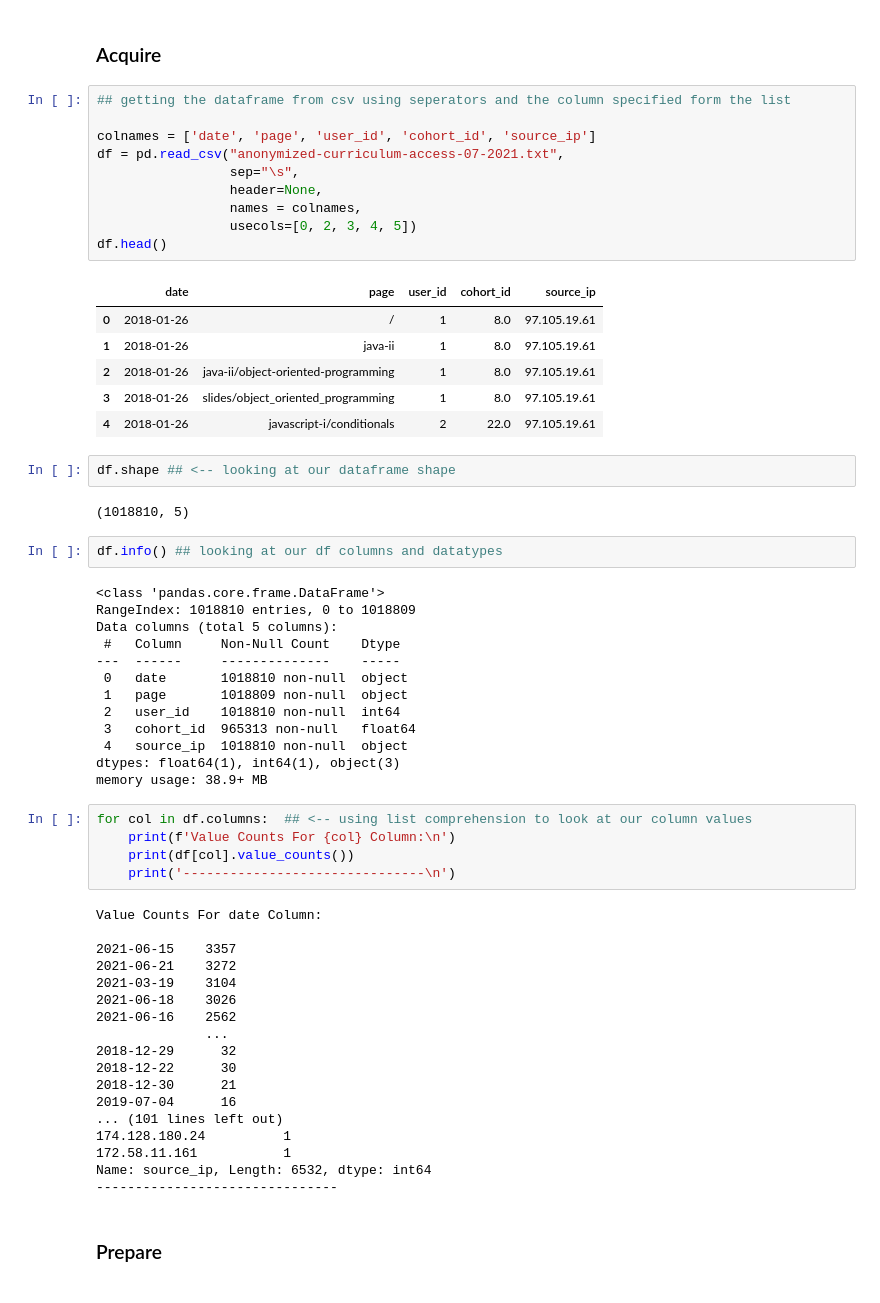
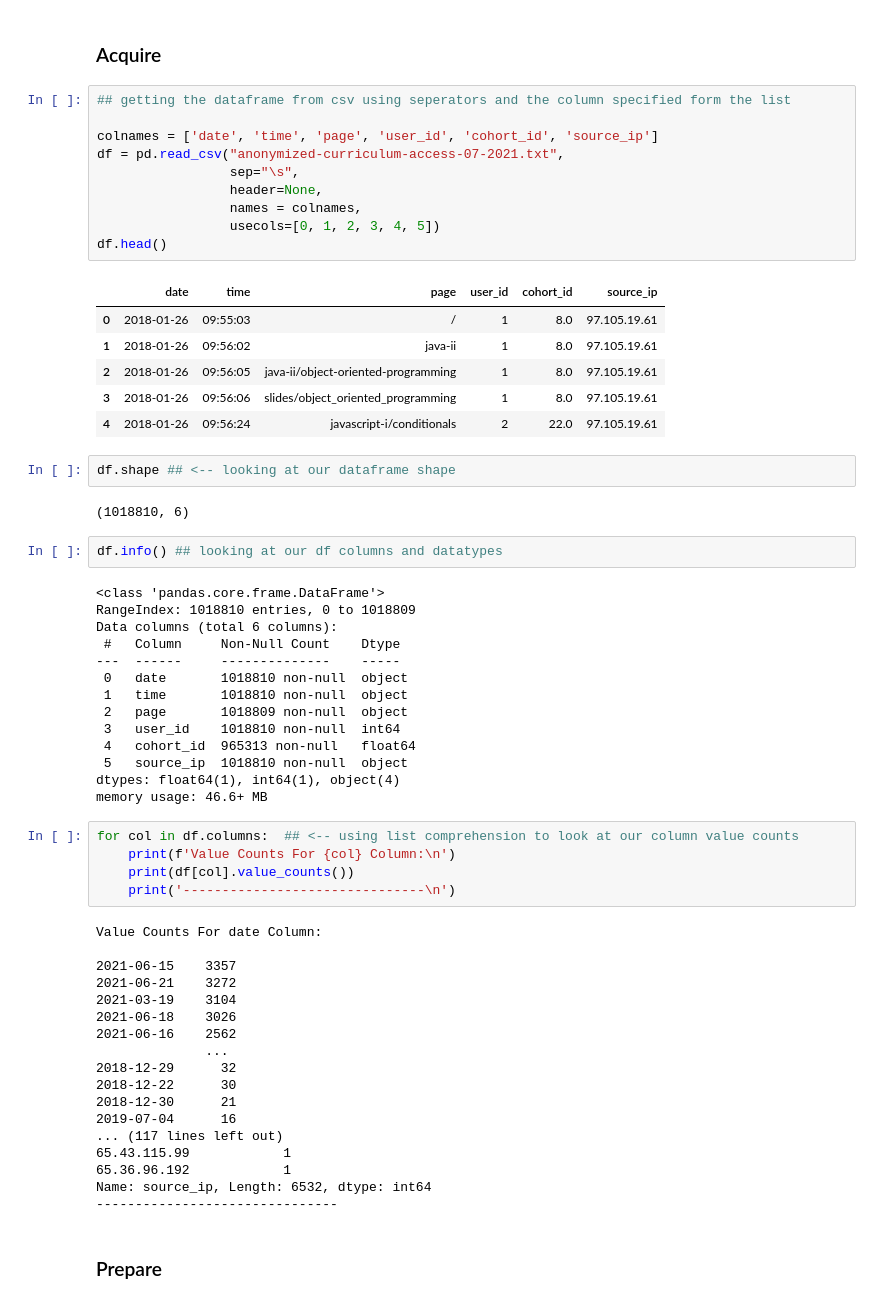
Before and after one commit to Griffin-McCrosky-Anomaly-Detection/Anomaly_Detection_Project, a Jupyter notebook: McCrosky_Rough_Notebook.ipynb, the cells around one changed output. Cells and saved outputs as stored; diff of their text form.

```diff
--- a/McCrosky_Rough_Notebook.ipynb
+++ b/McCrosky_Rough_Notebook.ipynb
@@ -24,41 +61,42 @@ from sklearn.preprocessing import MinMaxScaler
 # %%
 ## getting the dataframe from csv using seperators and the column specified form the list
 
-colnames = ['date', 'page', 'user_id', 'cohort_id', 'source_ip']
+colnames = ['date', 'time', 'page', 'user_id', 'cohort_id', 'source_ip']
 df = pd.read_csv("anonymized-curriculum-access-07-2021.txt",
                  sep="\s",
                  header=None,
                  names = colnames,
-                 usecols=[0, 2, 3, 4, 5])
+                 usecols=[0, 1, 2, 3, 4, 5])
 df.head()
 # %% [output]
-|  | date | page | user_id | cohort_id | source_ip |
-| 0 | 2018-01-26 | / | 1 | 8.0 | 97.105.19.61 |
-| 1 | 2018-01-26 | java-ii | 1 | 8.0 | 97.105.19.61 |
-| 2 | 2018-01-26 | java-ii/object-oriented-programming | 1 | 8.0 | 97.105.19.61 |
-| 3 | 2018-01-26 | slides/object_oriented_programming | 1 | 8.0 | 97.105.19.61 |
-| 4 | 2018-01-26 | javascript-i/conditionals | 2 | 22.0 | 97.105.19.61 |
+|  | date | time | page | user_id | cohort_id | source_ip |
+| 0 | 2018-01-26 | 09:55:03 | / | 1 | 8.0 | 97.105.19.61 |
+| 1 | 2018-01-26 | 09:56:02 | java-ii | 1 | 8.0 | 97.105.19.61 |
+| 2 | 2018-01-26 | 09:56:05 | java-ii/object-oriented-programming | 1 | 8.0 | 97.105.19.61 |
+| 3 | 2018-01-26 | 09:56:06 | slides/object_oriented_programming | 1 | 8.0 | 97.105.19.61 |
+| 4 | 2018-01-26 | 09:56:24 | javascript-i/conditionals | 2 | 22.0 | 97.105.19.61 |
 # %%
 df.shape ## <-- looking at our dataframe shape
 # %% [output]
-(1018810, 5)
+(1018810, 6)
 # %%
 df.info() ## looking at our df columns and datatypes
 # %% [output]
 <class 'pandas.core.frame.DataFrame'>
 RangeIndex: 1018810 entries, 0 to 1018809
-Data columns (total 5 columns):
+Data columns (total 6 columns):
  #   Column     Non-Null Count    Dtype
 ---  ------     --------------    -----
  0   date       1018810 non-null  object
- 1   page       1018809 non-null  object
- 2   user_id    1018810 non-null  int64
- 3   cohort_id  965313 non-null   float64
- 4   source_ip  1018810 non-null  object
-dtypes: float64(1), int64(1), object(3)
-memory usage: 38.9+ MB
+ 1   time       1018810 non-null  object
+ 2   page       1018809 non-null  object
+ 3   user_id    1018810 non-null  int64
+ 4   cohort_id  965313 non-null   float64
+ 5   source_ip  1018810 non-null  object
+dtypes: float64(1), int64(1), object(4)
+memory usage: 46.6+ MB
 # %%
-for col in df.columns:  ## <-- using list comprehension to look at our column values
+for col in df.columns:  ## <-- using list comprehension to look at our column value counts
     print(f'Value Counts For {col} Column:\n')
     print(df[col].value_counts())
     print('-------------------------------\n')
@@ -75,9 +113,9 @@ Value Counts For date Column:
 2018-12-22      30
 2018-12-30      21
 2019-07-04      16
-... (101 lines left out)
-174.128.180.24          1
-172.58.11.161           1
+... (117 lines left out)
+65.43.115.99            1
+65.36.96.192            1
 Name: source_ip, Length: 6532, dtype: int64
 -------------------------------
 # %% [markdown]
```
Also changed, not shown: parts of 43 cells of this notebook.
